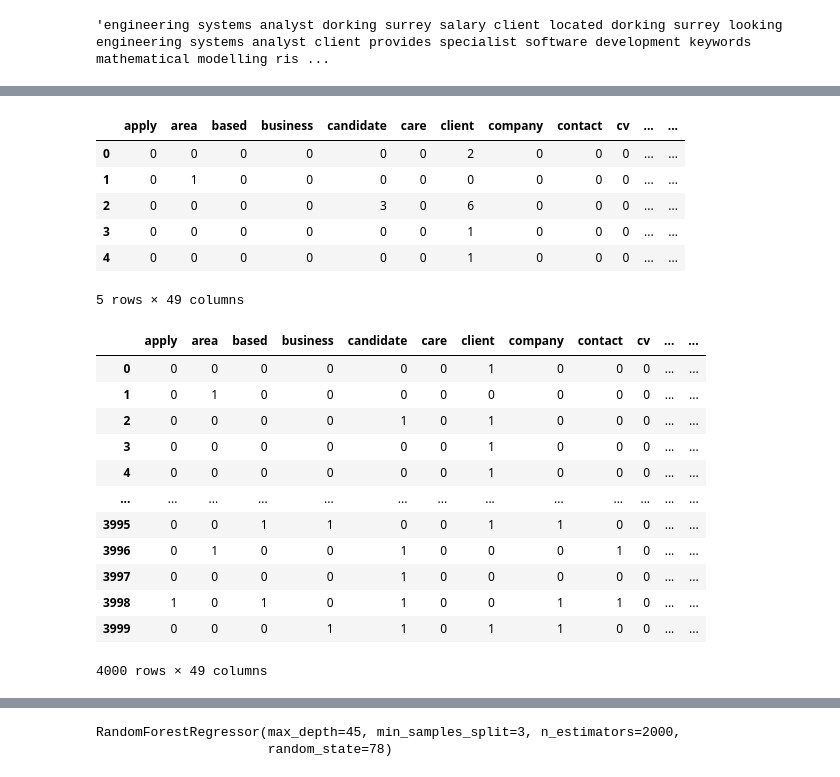
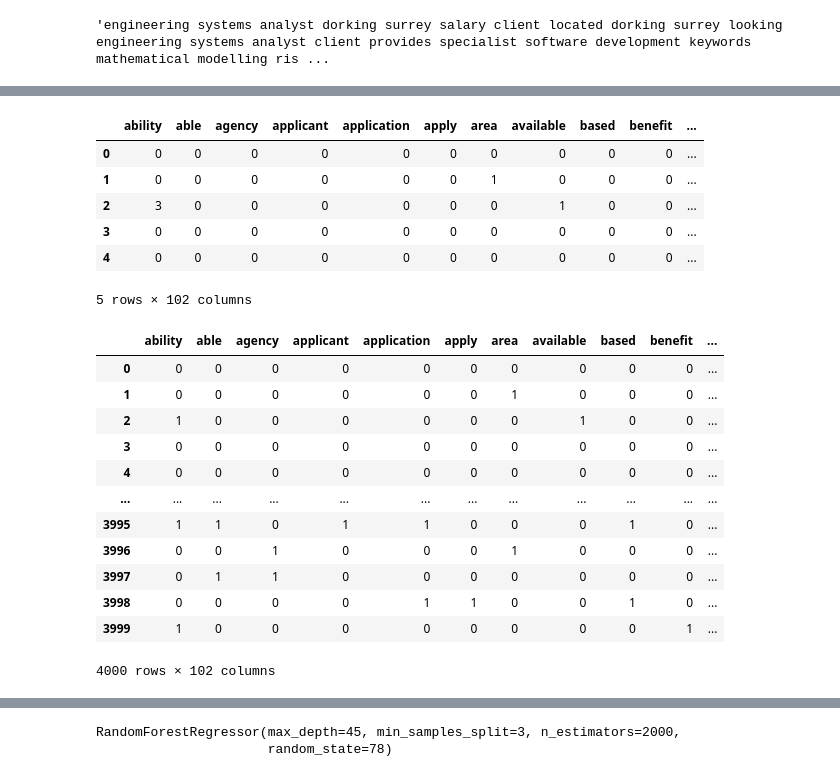
Before and after one commit to justinm329/Job_salary_prediction_2, a Jupyter notebook: Main_2.ipynb, the cells around one changed output, grey strips where cells are left out. Drawn from its saved outputs; the diff is of its cells as text; code cells hidden in the pictures.

```diff
--- a/Main_2.ipynb
+++ b/Main_2.ipynb
@@ -176,35 +178,35 @@ See the caveats in the documentation: https://pandas.pydata.org/pandas-docs/stab
 # %%
 # Calculating the COUNT for the working corpus.
 from sklearn.feature_extraction.text import CountVectorizer
-vectorizer = CountVectorizer(stop_words="english",min_df=.25)
+vectorizer = CountVectorizer(stop_words="english", min_df=.15)
 count_vectorizer = vectorizer.fit_transform(sliced_df["CleanDescription"])
 words_df = pd.DataFrame(count_vectorizer.toarray(), columns=vectorizer.get_feature_names())
 words_df.head()
 # %% [output]
-|  | apply | area | based | business | candidate | care | client | company | contact | cv | ... | ... |
-| 0 | 0 | 0 | 0 | 0 | 0 | 0 | 2 | 0 | 0 | 0 | ... | ... |
-| 1 | 0 | 1 | 0 | 0 | 0 | 0 | 0 | 0 | 0 | 0 | ... | ... |
-| 2 | 0 | 0 | 0 | 0 | 3 | 0 | 6 | 0 | 0 | 0 | ... | ... |
-| 3 | 0 | 0 | 0 | 0 | 0 | 0 | 1 | 0 | 0 | 0 | ... | ... |
-| 4 | 0 | 0 | 0 | 0 | 0 | 0 | 1 | 0 | 0 | 0 | ... | ... |
+|  | ability | able | agency | applicant | application | apply | area | available | based | benefit | ... |
+| 0 | 0 | 0 | 0 | 0 | 0 | 0 | 0 | 0 | 0 | 0 | ... |
+| 1 | 0 | 0 | 0 | 0 | 0 | 0 | 1 | 0 | 0 | 0 | ... |
+| 2 | 3 | 0 | 0 | 0 | 0 | 0 | 0 | 1 | 0 | 0 | ... |
+| 3 | 0 | 0 | 0 | 0 | 0 | 0 | 0 | 0 | 0 | 0 | ... |
+| 4 | 0 | 0 | 0 | 0 | 0 | 0 | 0 | 0 | 0 | 0 | ... |
-5 rows × 49 columns
+5 rows × 102 columns
 # %%
 filtered_df_2 = words_df.replace(list(range(1,100)),1)
 # %%
 filtered_df_2
 # %% [output]
-|  | apply | area | based | business | candidate | care | client | company | contact | cv | ... | ... |
-| 0 | 0 | 0 | 0 | 0 | 0 | 0 | 1 | 0 | 0 | 0 | ... | ... |
-| 1 | 0 | 1 | 0 | 0 | 0 | 0 | 0 | 0 | 0 | 0 | ... | ... |
-| 2 | 0 | 0 | 0 | 0 | 1 | 0 | 1 | 0 | 0 | 0 | ... | ... |
-| 3 | 0 | 0 | 0 | 0 | 0 | 0 | 1 | 0 | 0 | 0 | ... | ... |
-| 4 | 0 | 0 | 0 | 0 | 0 | 0 | 1 | 0 | 0 | 0 | ... | ... |
-| ... | ... | ... | ... | ... | ... | ... | ... | ... | ... | ... | ... | ... |
-| 3995 | 0 | 0 | 1 | 1 | 0 | 0 | 1 | 1 | 0 | 0 | ... | ... |
-| 3996 | 0 | 1 | 0 | 0 | 1 | 0 | 0 | 0 | 1 | 0 | ... | ... |
-| 3997 | 0 | 0 | 0 | 0 | 1 | 0 | 0 | 0 | 0 | 0 | ... | ... |
-| 3998 | 1 | 0 | 1 | 0 | 1 | 0 | 0 | 1 | 1 | 0 | ... | ... |
-| 3999 | 0 | 0 | 0 | 1 | 1 | 0 | 1 | 1 | 0 | 0 | ... | ... |
+|  | ability | able | agency | applicant | application | apply | area | available | based | benefit | ... |
+| 0 | 0 | 0 | 0 | 0 | 0 | 0 | 0 | 0 | 0 | 0 | ... |
+| 1 | 0 | 0 | 0 | 0 | 0 | 0 | 1 | 0 | 0 | 0 | ... |
+| 2 | 1 | 0 | 0 | 0 | 0 | 0 | 0 | 1 | 0 | 0 | ... |
+| 3 | 0 | 0 | 0 | 0 | 0 | 0 | 0 | 0 | 0 | 0 | ... |
+| 4 | 0 | 0 | 0 | 0 | 0 | 0 | 0 | 0 | 0 | 0 | ... |
+| ... | ... | ... | ... | ... | ... | ... | ... | ... | ... | ... | ... |
+| 3995 | 1 | 1 | 0 | 1 | 1 | 0 | 0 | 0 | 1 | 0 | ... |
+| 3996 | 0 | 0 | 1 | 0 | 0 | 0 | 1 | 0 | 0 | 0 | ... |
+| 3997 | 0 | 1 | 1 | 0 | 0 | 0 | 0 | 0 | 0 | 0 | ... |
+| 3998 | 0 | 0 | 0 | 0 | 1 | 1 | 0 | 0 | 1 | 0 | ... |
+| 3999 | 1 | 0 | 0 | 0 | 0 | 0 | 0 | 0 | 0 | 1 | ... |
-4000 rows × 49 columns
+4000 rows × 102 columns
 # %%
 # combine the two dataframes
```
Also changed, not shown: parts of 14 cells of this notebook.
